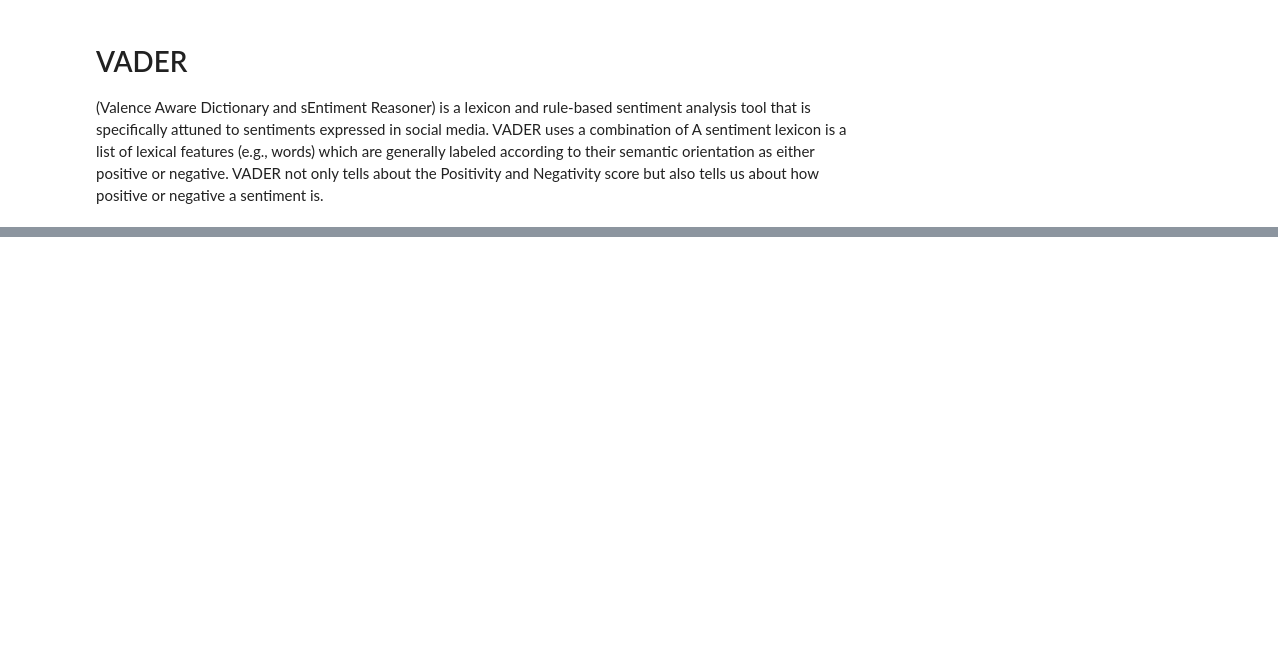
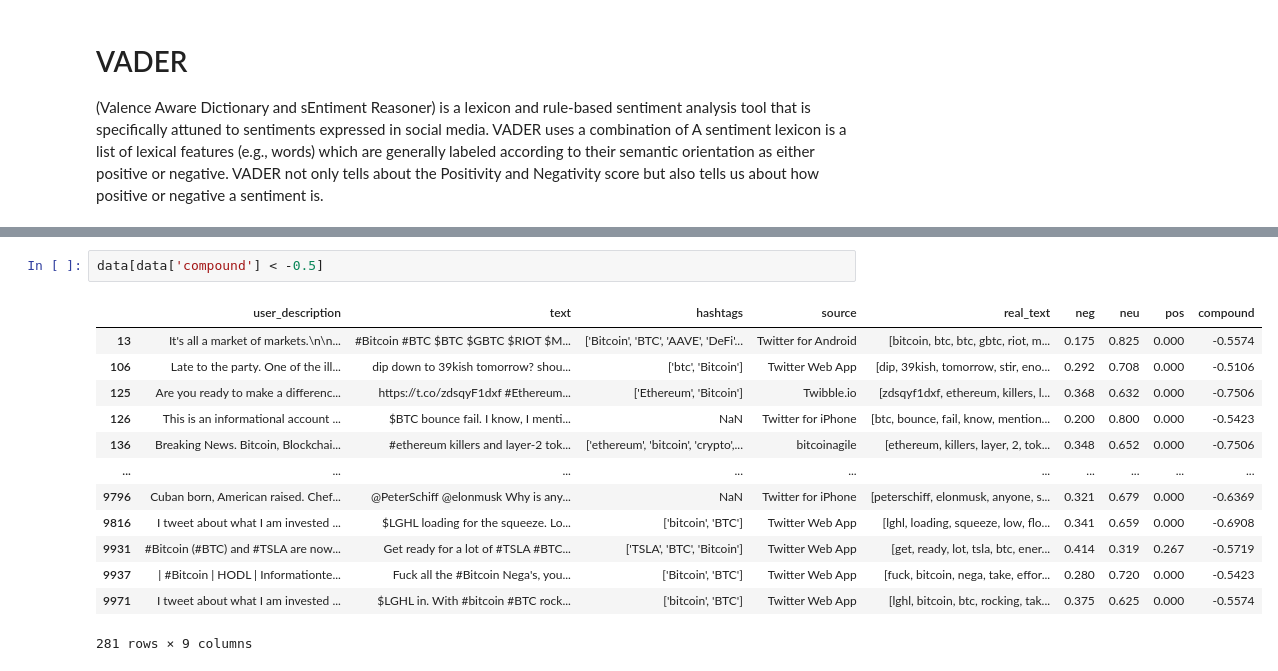
Before and after one commit to simo955/my_twitter_scraper, a Jupyter notebook: Tweets Analysis.ipynb, the cells around one changed output, grey strips where cells are left out. Drawn from its saved outputs; the diff is of its cells as text; blank space fills up the shorter version.

Commit message:
first draft of tweets analysis

```diff
--- a/Tweets Analysis.ipynb
+++ b/Tweets Analysis.ipynb
@@ -219,0 +238,16 @@ data.head(20)
+# %%
+data[data['compound'] < -0.5]
+# %% [output]
+|  | user_description | text | hashtags | source | real_text | neg | neu | pos | compound |
+| 13 | It's all a market of markets.\n\n... | #Bitcoin #BTC $BTC $GBTC $RIOT $M... | ['Bitcoin', 'BTC', 'AAVE', 'DeFi'... | Twitter for Android | [bitcoin, btc, btc, gbtc, riot, m... | 0.175 | 0.825 | 0.000 | -0.5574 |
+| 106 | Late to the party. One of the ill... | dip down to 39kish tomorrow? shou... | ['btc', 'Bitcoin'] | Twitter Web App | [dip, 39kish, tomorrow, stir, eno... | 0.292 | 0.708 | 0.000 | -0.5106 |
+| 125 | Are you ready to make a differenc... | https://t.co/zdsqyF1dxf #Ethereum... | ['Ethereum', 'Bitcoin'] | Twibble.io | [zdsqyf1dxf, ethereum, killers, l... | 0.368 | 0.632 | 0.000 | -0.7506 |
+| 126 | This is an informational account ... | $BTC bounce fail. I know, I menti... | NaN | Twitter for iPhone | [btc, bounce, fail, know, mention... | 0.200 | 0.800 | 0.000 | -0.5423 |
+| 136 | Breaking News. Bitcoin, Blockchai... | #ethereum killers and layer-2 tok... | ['ethereum', 'bitcoin', 'crypto',... | bitcoinagile | [ethereum, killers, layer, 2, tok... | 0.348 | 0.652 | 0.000 | -0.7506 |
+| ... | ... | ... | ... | ... | ... | ... | ... | ... | ... |
+| 9796 | Cuban born, American raised. Chef... | @PeterSchiff @elonmusk Why is any... | NaN | Twitter for iPhone | [peterschiff, elonmusk, anyone, s... | 0.321 | 0.679 | 0.000 | -0.6369 |
+| 9816 | I tweet about what I am invested ... | $LGHL loading for the squeeze. Lo... | ['bitcoin', 'BTC'] | Twitter Web App | [lghl, loading, squeeze, low, flo... | 0.341 | 0.659 | 0.000 | -0.6908 |
+| 9931 | #Bitcoin (#BTC) and #TSLA are now... | Get ready for a lot of #TSLA #BTC... | ['TSLA', 'BTC', 'Bitcoin'] | Twitter Web App | [get, ready, lot, tsla, btc, ener... | 0.414 | 0.319 | 0.267 | -0.5719 |
+| 9937 | | #Bitcoin | HODL | Informationte... | Fuck all the #Bitcoin Nega's, you... | ['Bitcoin', 'BTC'] | Twitter Web App | [fuck, bitcoin, nega, take, effor... | 0.280 | 0.720 | 0.000 | -0.5423 |
+| 9971 | I tweet about what I am invested ... | $LGHL in. With #bitcoin #BTC rock... | ['bitcoin', 'BTC'] | Twitter Web App | [lghl, bitcoin, btc, rocking, tak... | 0.375 | 0.625 | 0.000 | -0.5574 |
+281 rows × 9 columns
```
Also changed, not shown: parts of 4 cells of this notebook.
